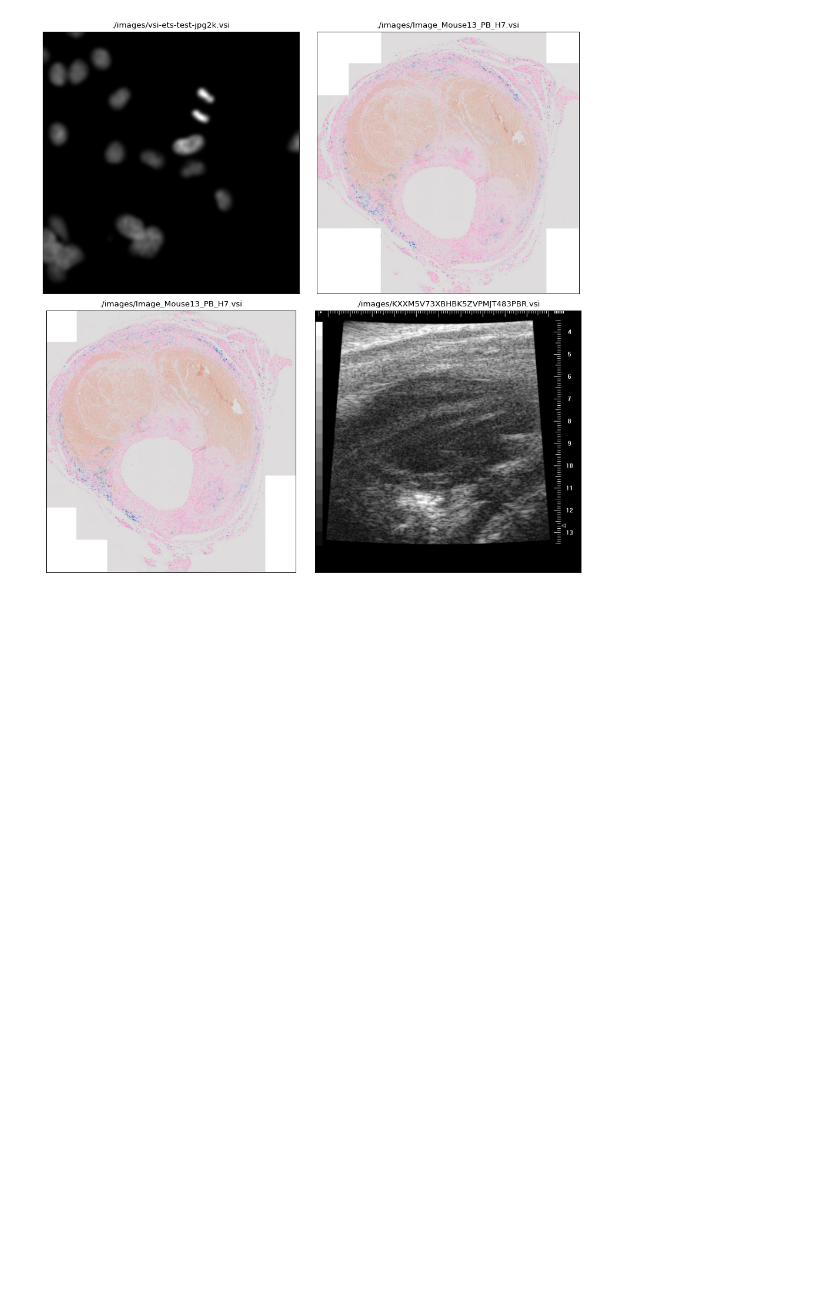
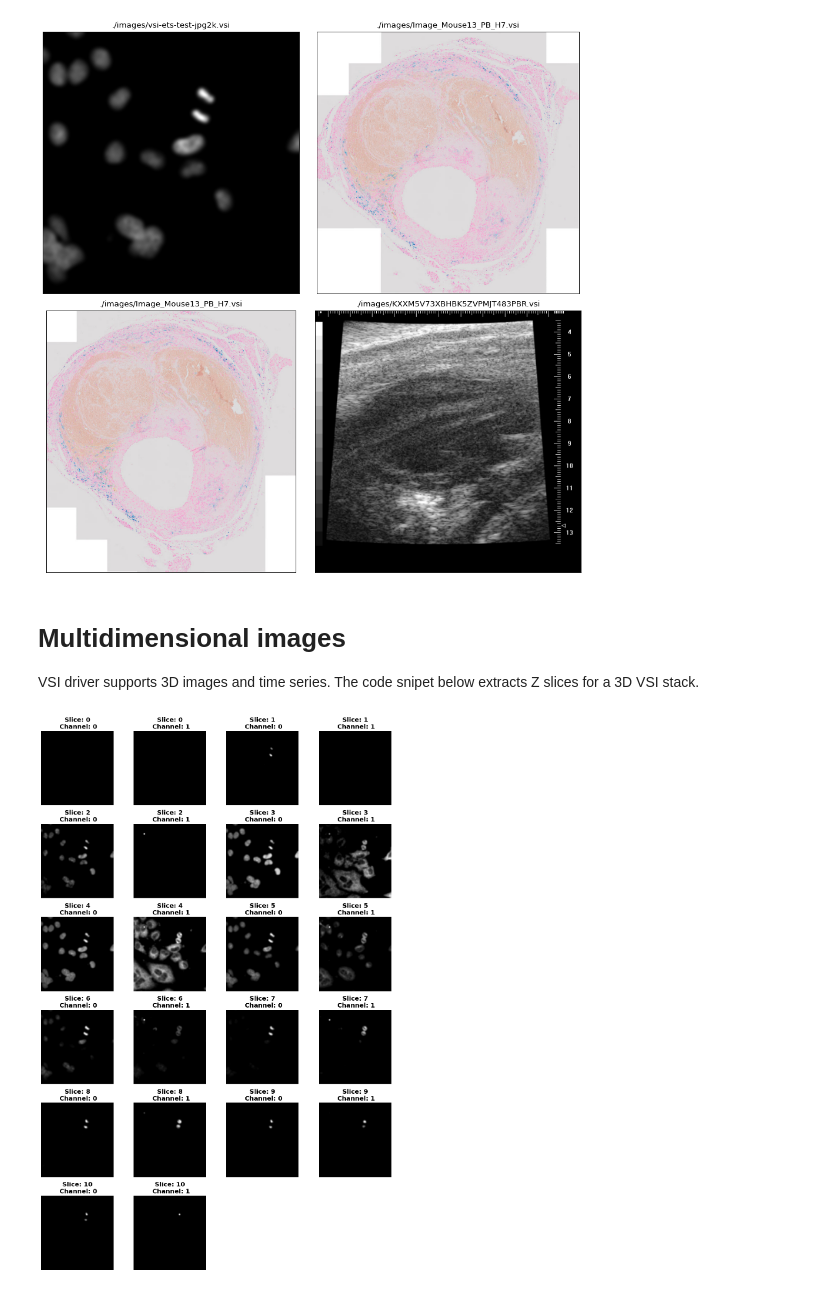
Before and after one commit to Booritas/slideio-tutorial, a Jupyter notebook: olympus.ipynb, the cells around one changed output. Drawn from its saved outputs; the diff is of its cells as text; code cells hidden in the pictures; blank space fills up the shorter version.

```diff
--- a/olympus.ipynb
+++ b/olympus.ipynb
@@ -42,3 +34,21 @@ show_scenes(scenes, 2, (500,500))
 # %% [output]
 Number of scenes: 4
 [figure]
+# %% [markdown]
+# Multidimensional images
+VSI driver supports 3D images and time series. The code snipet below extracts Z slices for a 3D VSI stack.
+# %%
+slide = slideio.open_slide(images[0]['path'], 'VSI')
+scene = slide.get_scene(0)
+num_slices = scene.num_z_slices
+slices = []
+titles = []
+for slice_index in range (num_slices):
+    for channel_index in range (scene.num_channels):
+        slice = scene.read_block(channel_indices=[channel_index], slices=(slice_index, slice_index+1))
+        title = f"Slice: {slice_index}\n Channel: {channel_index}"
+        titles.append(title)
+        slices.append(slice)
+show_images(slices, titles, 300, 4)
+# %% [output]
+[figure, added]
```
Also changed, not shown: parts of 18 cells of this notebook.
